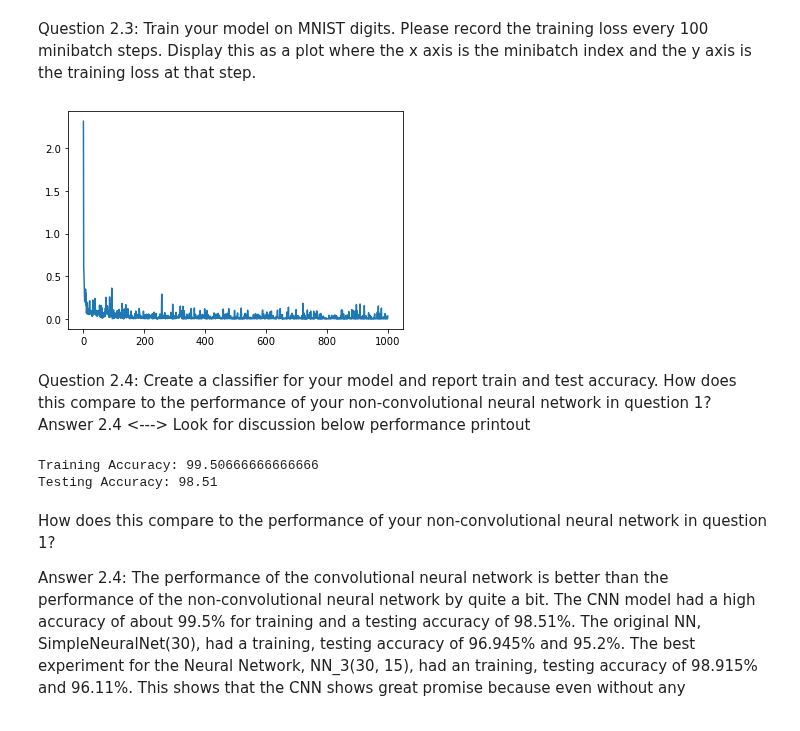
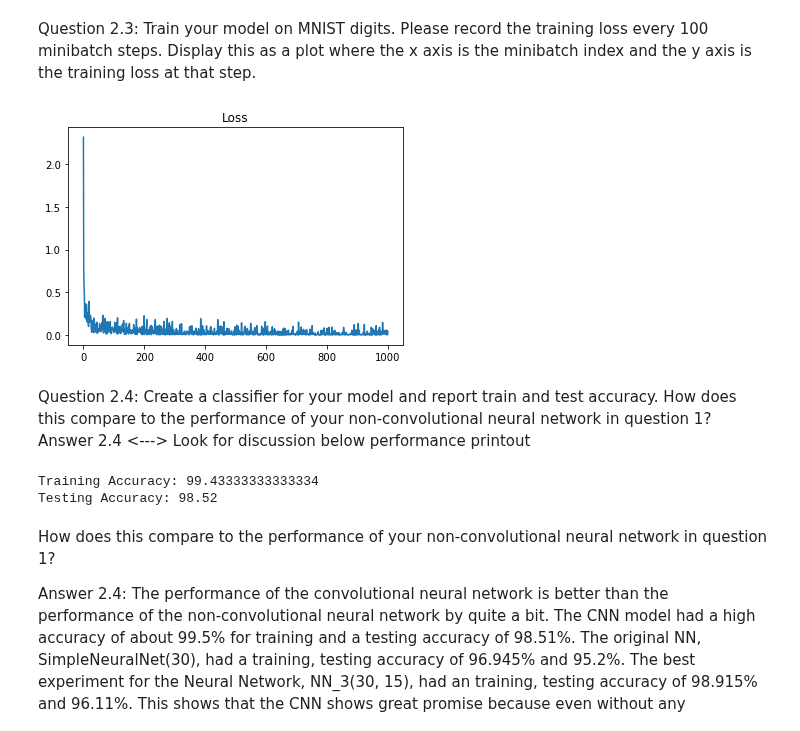
Before and after one commit to Azwadd/CS_59866, a Jupyter notebook: Homeworks/Homework 4/HW04.ipynb, the cells around one changed output. Saved outputs shown, nothing was run; the diff lists cells and outputs as text; code cells hidden in the pictures.

```diff
--- a/Homeworks/Homework 4/HW04.ipynb
+++ b/Homeworks/Homework 4/HW04.ipynb
@@ -525,13 +526,11 @@ The above images show the n number of misclassified images. The function called
 Question 2.1: Create a Pytorch module to implement a version of this neural network as implemented above. Display the shape of the network using torchsummary.summary
 # %%
 class SimpleConvNetModel(nn.Module):
-    linear_size = None
-    def __init__(self, linear_size=320, kernel_size=5):
+    def __init__(self):
         super().__init__()
-        self.linear_size = linear_size
-        self.conv1 = nn.Conv2d(1, 10, kernel_size=kernel_size)
-        self.conv2 = nn.Conv2d(10, 20, kernel_size=kernel_size)
-        self.dense_layer = nn.Linear(self.linear_size, 50)
+        self.conv1 = nn.Conv2d(1, 10, kernel_size=5)
+        self.conv2 = nn.Conv2d(10, 20, kernel_size=5)
+        self.dense_layer = nn.Linear(320, 50)
         self.output_layer = nn.Linear(50, num_classes)
 
     def forward(self, x):
@@ -550,7 +549,7 @@ class SimpleConvNetModel(nn.Module):
         # Apply ReLu to pooled convolution
         a2 = F.relu(z2_pooled)
         # View as 1-dimensional vector:
-        a2 = a2.view(-1, self.linear_size)
+        a2 = a2.view(-1, 320)
 
         # Dense linear layer
         z3_hidden = self.dense_layer(a2)
@@ -625,9 +628,9 @@ Question 2.2: Create a training loop to train this model using Adam optimizer. T
 Question 2.3: Train your model on MNIST digits. Please record the training loss every 100 minibatch steps. Display this as a plot where the x axis is the minibatch index and the y axis is the training loss at that step.
 # %%
 # Question 2.3 - As stated in question 2.2 we will be using the we created function in question 1.2
-optimizer = torch.optim.Adam(cnn_model.parameters(), lr=1e-3)
-errors = train(cnn_model, 100, train_loader, 100, torch.optim.Adam(cnn_model.parameters(), lr=1e-3), F.nll_loss)
-plt.plot(errors)
+loss = train(model=cnn_model, epochs=100, training_data=train_loader, minibatch_steps=100, optimizer=optimizer, loss_function=F.nll_loss)
+plt.plot(loss)
+plt.title("Loss")
 plt.show()
 # %% [output]
-[figure, old version]
+[figure, new version]
@@ -652,8 +661,8 @@ Answer 2.4 <---> Look for discussion below performance printout
 print("Training Accuracy:", classifier(cnn_model, train_loader))
 print("Testing Accuracy:", classifier(cnn_model, test_loader))
 # %% [output]
-Training Accuracy: 99.50666666666666
-Testing Accuracy: 98.51
+Training Accuracy: 99.43333333333334
+Testing Accuracy: 98.52
 # %% [markdown]
 How does this compare to the performance of your non-convolutional neural network in question 1?
 
```
Also changed, not shown: parts of 23 cells of this notebook.
